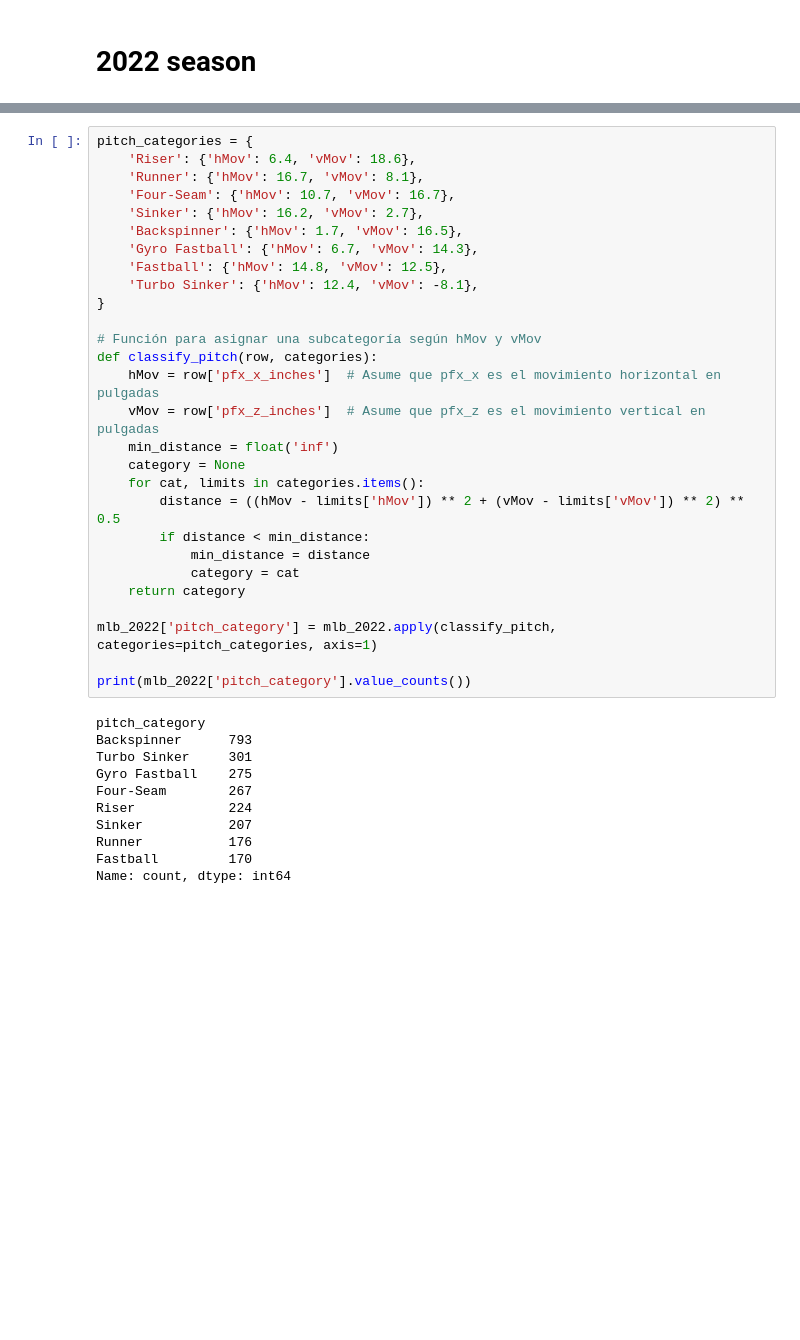
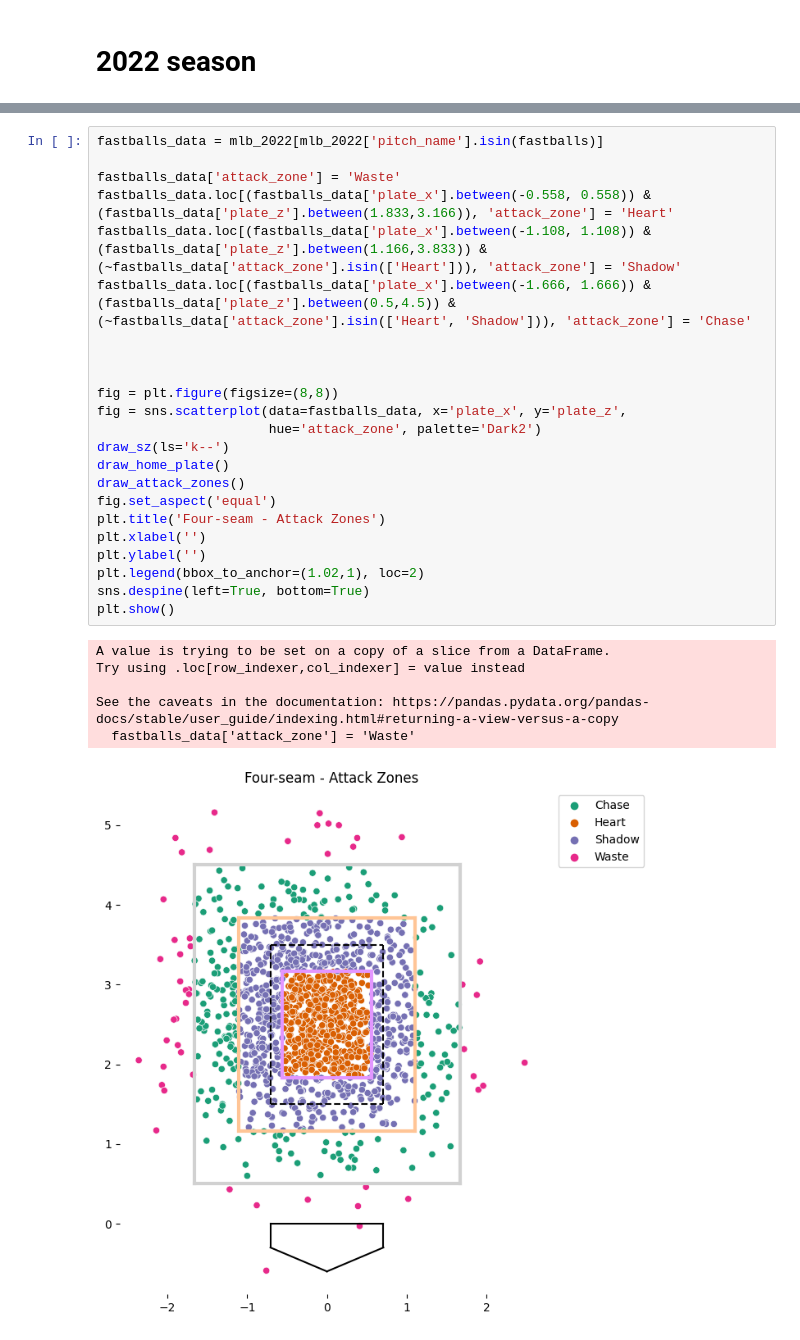
Before and after one commit to eme-eleuce/baseball-2022, a Jupyter notebook: arraez-22.23.ipynb, the cells around one changed output, grey strips where cells are left out. Saved outputs shown, nothing was run; the diff lists cells and outputs as text; blank space fills up the shorter version.

```diff
--- a/arraez-22.23.ipynb
+++ b/arraez-22.23.ipynb
@@ -226,39 +225,30 @@ plt.show()
-# %%
-pitch_categories = {
-    'Riser': {'hMov': 6.4, 'vMov': 18.6},
-    'Runner': {'hMov': 16.7, 'vMov': 8.1},
-    'Four-Seam': {'hMov': 10.7, 'vMov': 16.7},
-    'Sinker': {'hMov': 16.2, 'vMov': 2.7},
-    'Backspinner': {'hMov': 1.7, 'vMov': 16.5},
-    'Gyro Fastball': {'hMov': 6.7, 'vMov': 14.3},
-    'Fastball': {'hMov': 14.8, 'vMov': 12.5},
-    'Turbo Sinker': {'hMov': 12.4, 'vMov': -8.1},
-}
-
-# Función para asignar una subcategoría según hMov y vMov
-def classify_pitch(row, categories):
-    hMov = row['pfx_x_inches']  # Asume que pfx_x es el movimiento horizontal en pulgadas
-    vMov = row['pfx_z_inches']  # Asume que pfx_z es el movimiento vertical en pulgadas
-    min_distance = float('inf')
-    category = None
-    for cat, limits in categories.items():
-        distance = ((hMov - limits['hMov']) ** 2 + (vMov - limits['vMov']) ** 2) ** 0.5
-        if distance < min_distance:
-            min_distance = distance
-            category = cat
-    return category
-
-mlb_2022['pitch_category'] = mlb_2022.apply(classify_pitch, categories=pitch_categories, axis=1)
-
-print(mlb_2022['pitch_category'].value_counts())
-# %% [output]
-pitch_category
-Backspinner      793
-Turbo Sinker     301
-Gyro Fastball    275
-Four-Seam        267
-Riser            224
-Sinker           207
-Runner           176
-Fastball         170
-Name: count, dtype: int64
+# %%
+fastballs_data = mlb_2022[mlb_2022['pitch_name'].isin(fastballs)]
+
+fastballs_data['attack_zone'] = 'Waste'
+fastballs_data.loc[(fastballs_data['plate_x'].between(-0.558, 0.558)) & (fastballs_data['plate_z'].between(1.833,3.166)), 'attack_zone'] = 'Heart'
+fastballs_data.loc[(fastballs_data['plate_x'].between(-1.108, 1.108)) & (fastballs_data['plate_z'].between(1.166,3.833)) & (~fastballs_data['attack_zone'].isin(['Heart'])), 'attack_zone'] = 'Shadow'
+fastballs_data.loc[(fastballs_data['plate_x'].between(-1.666, 1.666)) & (fastballs_data['plate_z'].between(0.5,4.5)) & (~fastballs_data['attack_zone'].isin(['Heart', 'Shadow'])), 'attack_zone'] = 'Chase'
+
+
+
+fig = plt.figure(figsize=(8,8))
+fig = sns.scatterplot(data=fastballs_data, x='plate_x', y='plate_z',
+                      hue='attack_zone', palette='Dark2')
+draw_sz(ls='k--')
+draw_home_plate()
+draw_attack_zones()
+fig.set_aspect('equal')
+plt.title('Four-seam - Attack Zones')
+plt.xlabel('')
+plt.ylabel('')
+plt.legend(bbox_to_anchor=(1.02,1), loc=2)
+sns.despine(left=True, bottom=True)
+plt.show()
+# %% [output]
+A value is trying to be set on a copy of a slice from a DataFrame.
+Try using .loc[row_indexer,col_indexer] = value instead
+
+See the caveats in the documentation: https://pandas.pydata.org/pandas-docs/stable/user_guide/indexing.html#returning-a-view-versus-a-copy
+  fastballs_data['attack_zone'] = 'Waste'
+[figure, added]
```
Also changed, not shown: parts of 5 cells of this notebook, 6 other files.
